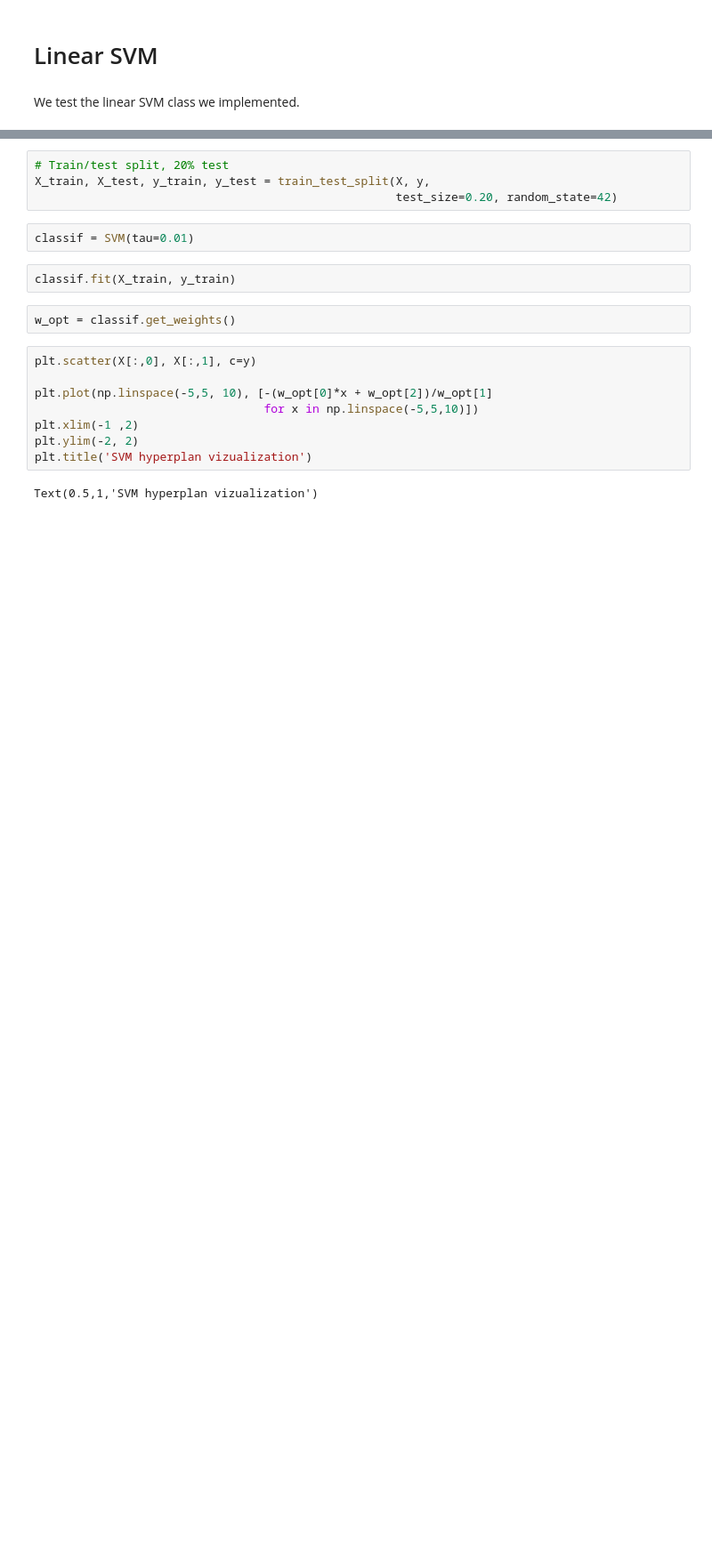
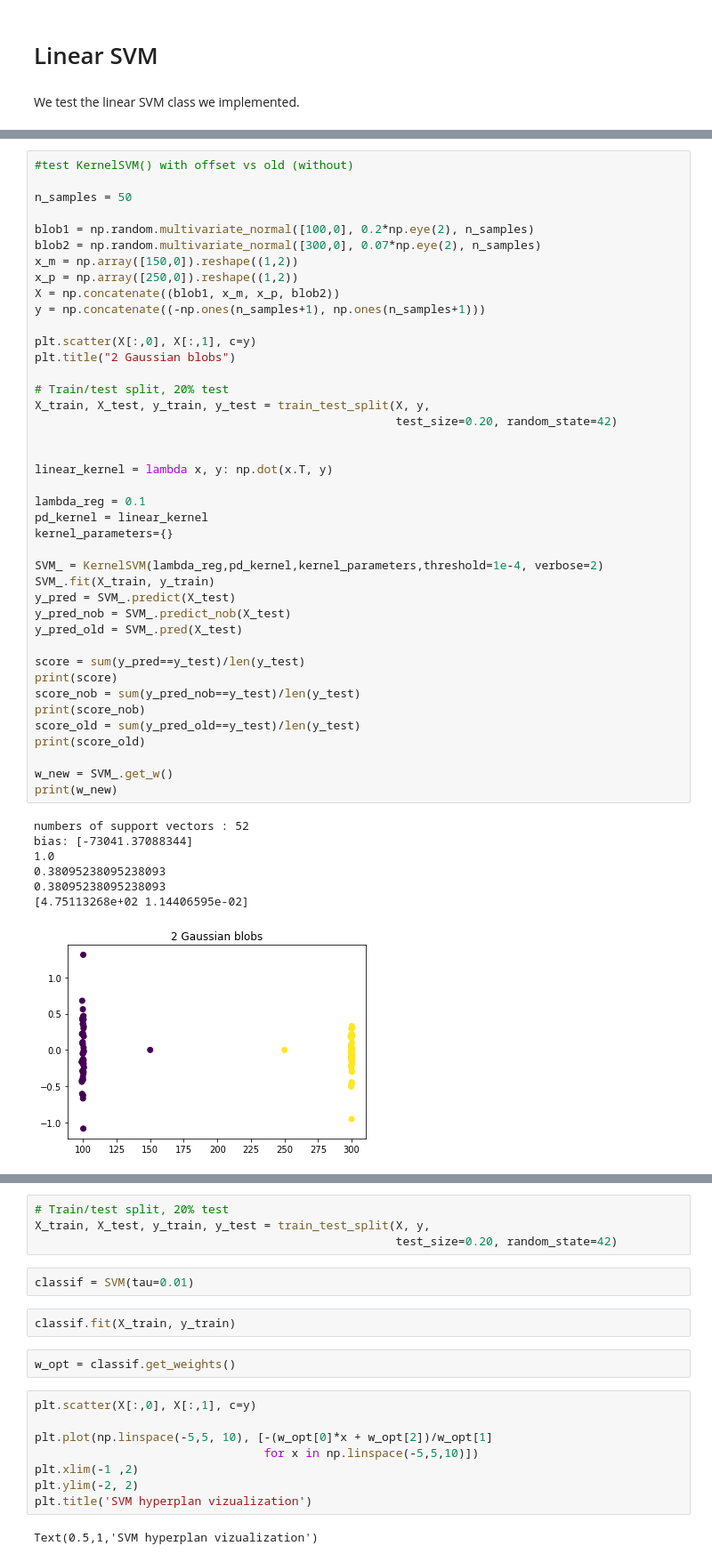
Before and after one commit to NicolasSchreuder/KernelDNA, a Jupyter notebook: SVM_test.ipynb, the cells around one changed output, grey strips where cells are left out. Shown: that part at 89% size. Cells and saved outputs as stored; diff of their text form; blank space fills up the shorter version.

Commit message:
offset computing, and support vectors, beta version

```diff
--- a/SVM_test.ipynb
+++ b/SVM_test.ipynb
@@ -14,5 +16,54 @@ from SVM import SVM
 # %% [output]
 Populating the interactive namespace from numpy and matplotlib
+# %%
+#test KernelSVM() with offset vs old (without)
+
+n_samples = 50
+
+blob1 = np.random.multivariate_normal([100,0], 0.2*np.eye(2), n_samples)
+blob2 = np.random.multivariate_normal([300,0], 0.07*np.eye(2), n_samples)
+x_m = np.array([150,0]).reshape((1,2))
+x_p = np.array([250,0]).reshape((1,2))
+X = np.concatenate((blob1, x_m, x_p, blob2))
+y = np.concatenate((-np.ones(n_samples+1), np.ones(n_samples+1)))
+
+plt.scatter(X[:,0], X[:,1], c=y)
+plt.title("2 Gaussian blobs")
+
+# Train/test split, 20% test
+X_train, X_test, y_train, y_test = train_test_split(X, y,
+                                                    test_size=0.20, random_state=42)
+
+
+linear_kernel = lambda x, y: np.dot(x.T, y)
+
+lambda_reg = 0.1
+pd_kernel = linear_kernel
+kernel_parameters={}
+
+SVM_ = KernelSVM(lambda_reg,pd_kernel,kernel_parameters,threshold=1e-4, verbose=2)
+SVM_.fit(X_train, y_train)
+y_pred = SVM_.predict(X_test)
+y_pred_nob = SVM_.predict_nob(X_test)
+y_pred_old = SVM_.pred(X_test)
+
+score = sum(y_pred==y_test)/len(y_test)
+print(score)
+score_nob = sum(y_pred_nob==y_test)/len(y_test)
+print(score_nob)
+score_old = sum(y_pred_old==y_test)/len(y_test)
+print(score_old)
+
+w_new = SVM_.get_w()
+print(w_new)
+# %% [output]
+numbers of support vectors : 52
+bias: [-73041.37088344]
+1.0
+0.38095238095238093
+0.38095238095238093
+[4.75113268e+02 1.14406595e-02]
+[figure, added]
 # %%
 # Data generation
 n_samples = 50
```
Also changed, not shown: parts of 8 cells of this notebook, 3 other files.
